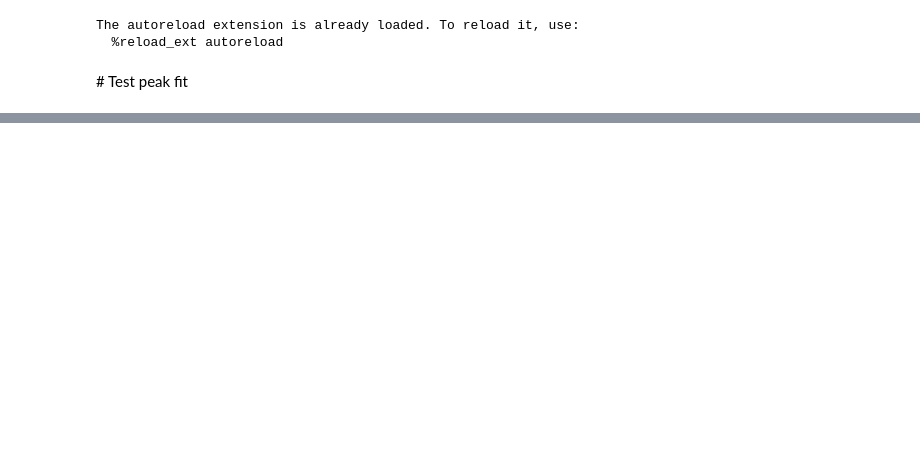
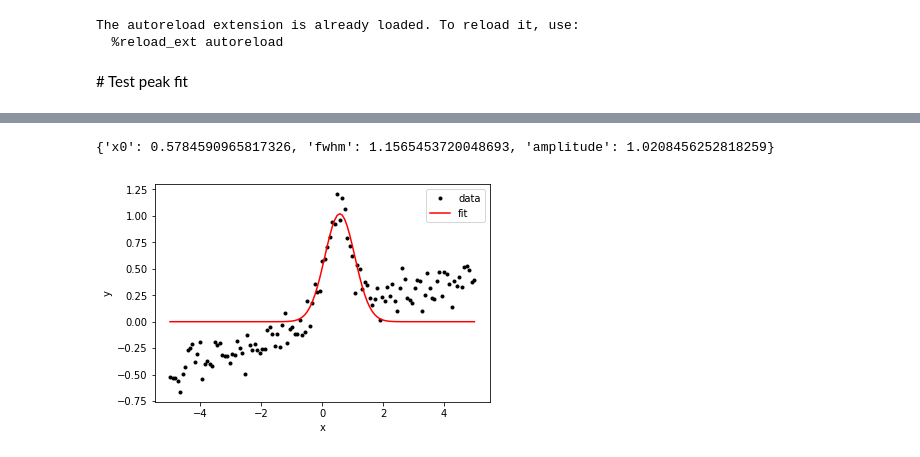
Before and after one commit to xdze2/peakfit, a Jupyter notebook: test_peakfit.ipynb, the cells around one changed output, grey strips where cells are left out. Saved outputs shown, nothing was run; the diff lists cells and outputs as text; code cells hidden in the pictures; blank space fills up the shorter version.

```diff
--- a/test_peakfit.ipynb
+++ b/test_peakfit.ipynb
@@ -94,0 +69,19 @@ ss.estimate_param(x, y)
+# %%
+# Generate data
+x = np.linspace(-5, 5, 123)
+y = 0.1*x + 0.1*np.random.randn(*x.shape)
+y += Gauss()(x, 0.5, 1, 1)
+
+# Fit without the linear background:
+results, fit = peakfit(x, y, Gauss(0.6, 1, 1), background=None)
+
+for r in results:
+    print(r)
+
+# Graph
+plt.plot(x, y, '.k', label='data');
+plt.plot(x, fit(x), 'r-', label='fit');
+plt.xlabel('x'); plt.ylabel('y'); plt.legend();
+# %% [output]
+{'x0': 0.5784590965817326, 'fwhm': 1.1565453720048693, 'amplitude': 1.0208456252818259}
+[figure, added]
```
Also changed, not shown: parts of 11 cells of this notebook, 1 other file.
